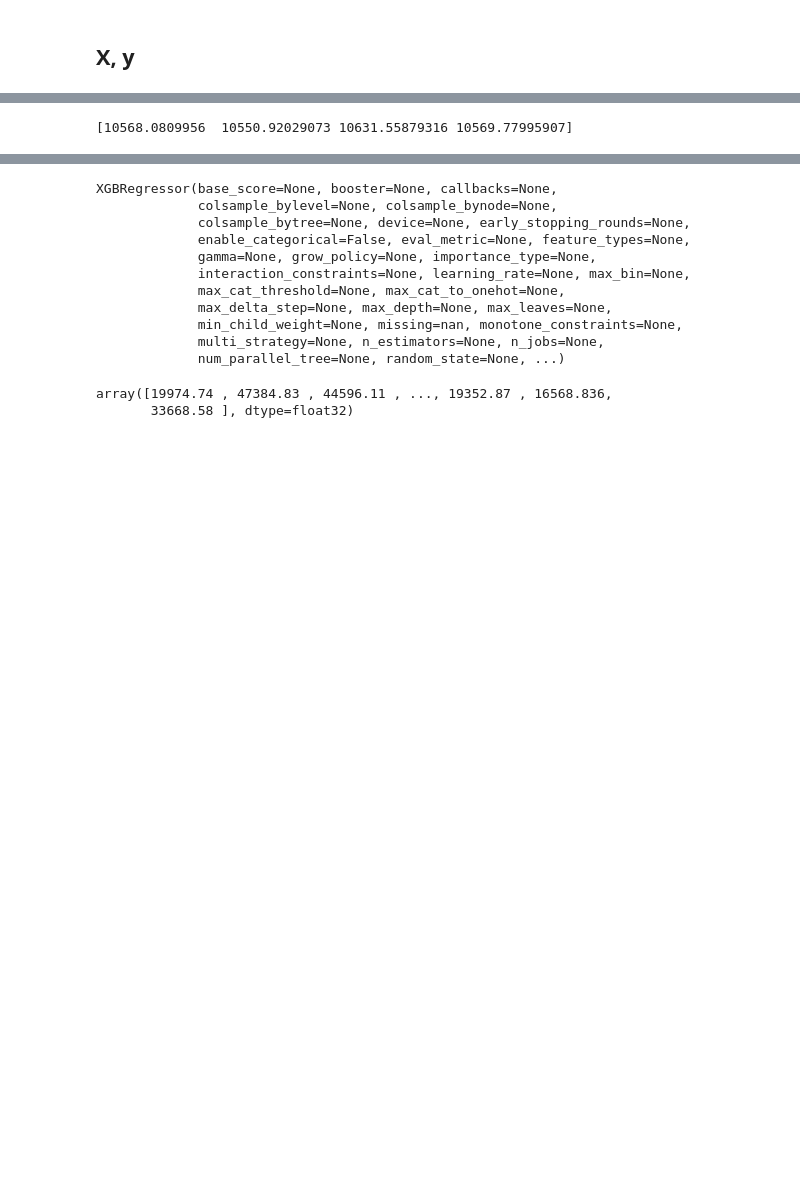
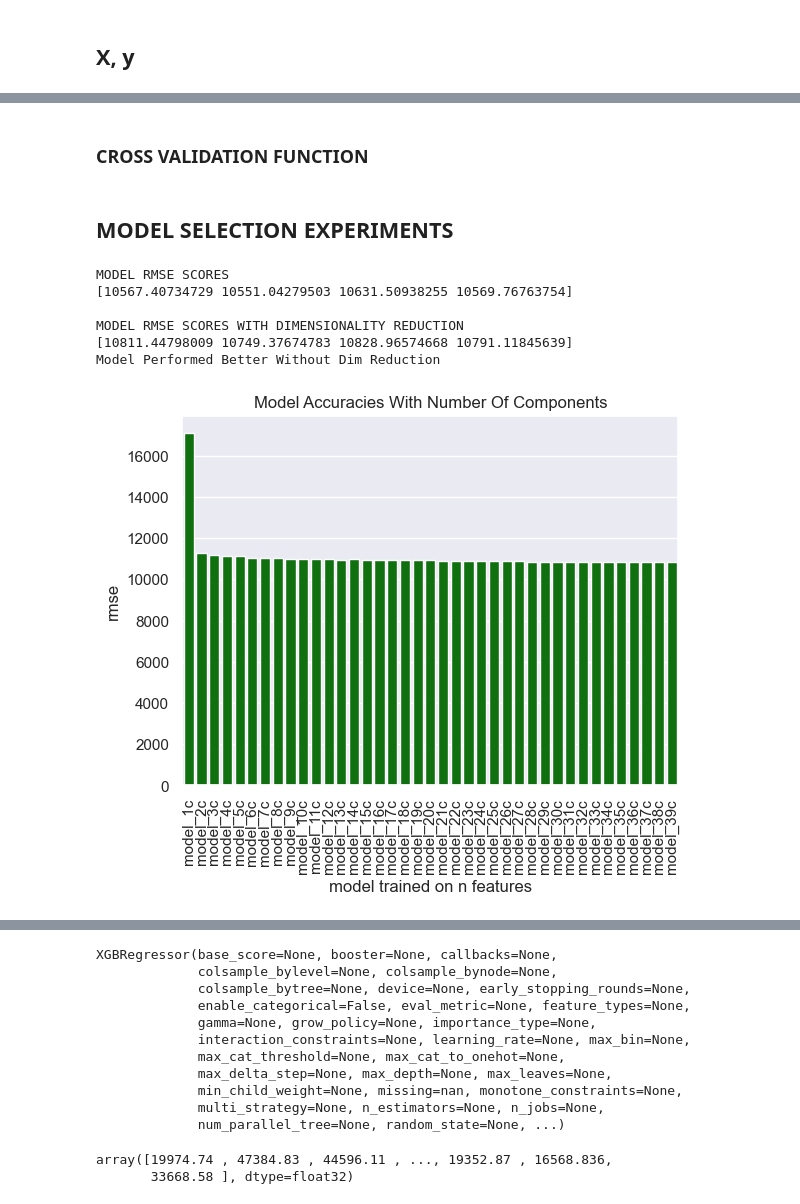
Before and after one commit to MDeus-ai/My_KAGGLE_Work, a Jupyter notebook: S4Ep9(Regression For Used Cars)/Modelling/modelling.ipynb, the cells around one changed output, grey strips where cells are left out. Drawn from its saved outputs; the diff is of its cells as text; code cells hidden in the pictures; blank space fills up the shorter version.

Commit message:
update on modelling notebook

```diff
--- a/S4Ep9(Regression For Used Cars)/Modelling/modelling.ipynb
+++ b/S4Ep9(Regression For Used Cars)/Modelling/modelling.ipynb
@@ -222,3 +184,38 @@ array([[ 0.        ,  0.        ,  1.        ,  0.        ,  0.        ,
+# %%
+import matplotlib.pyplot as plt
+import seaborn as sns
+from sklearn.decomposition import TruncatedSVD
+from sklearn.model_selection import KFold, cross_val_score
+from sklearn.pipeline import Pipeline
+
+
+def dim_selector(algorithm, n_dims_to_try, X, y, return_barplot=None):
+    """A Function That Compares Model Performance With The Number Of Feature Dimension
+    Using Singular Value Decomposition Method Due To its Robustness With Sparse Data"""
+    models = dict()
+    model_scores = dict()
+
+    for component in range(1, n_dims_to_try):
+        model = Pipeline([
+            ('lda', TruncatedSVD(n_components=component)),
+            ('model', algorithm)
+        ])
+        models['model_' + str(component) + 'c'] = model
+
+    for name, model in models.items():
+        cv_ = KFold(n_splits=4)
+        scores = cross_val_score(model, X, y, scoring='neg_root_mean_squared_error', cv=cv_, n_jobs=-1)
+        model_scores[name] = np.mean(-scores)
+
+    if return_barplot:
+        sns.barplot(model_scores, color='green')
+        plt.title("Model Accuracies With Number Of Components")
+        plt.xticks(rotation=90)
+        plt.ylabel("rmse")
+        plt.xlabel("model trained on n features")
+        plt.show()
+    else:
+        return model_scores
 # %% [markdown]
 ## X, y
 # %%
@@ -228,15 +223,2 @@ X_train, y_train  = transformed_train, cleaned_train['price'].values
-# %%
-from xgboost import XGBRegressor
-from sklearn.model_selection import cross_val_score
-from sklearn.metrics import make_scorer, mean_squared_error
-
-xgb = XGBRegressor()
-
-mse_scorer = make_scorer(mean_squared_error, greater_is_better=True)
-
-scores = cross_val_score(xgb, X_train, y_train,
-                         scoring=mse_scorer,
-                         cv=4, n_jobs=-1)
-print(np.sqrt(scores))
-# %% [output]
-[10568.0809956  10550.92029073 10631.55879316 10569.77995907]
+# %% [markdown]
+### CROSS VALIDATION FUNCTION
@@ -242,0 +255,18 @@ print(np.sqrt(scores))
+# %% [markdown]
+## MODEL SELECTION EXPERIMENTS
+# %%
+from xgboost import XGBRegressor
+cross_validator(algorithm=XGBRegressor(), xtrain=X_train,
+                ytrain=y_train, n_components=84, cv=4)
+# %% [output]
+MODEL RMSE SCORES
+[10567.40734729 10551.04279503 10631.50938255 10569.76763754]
+
+MODEL RMSE SCORES WITH DIMENSIONALITY REDUCTION
+[10811.44798009 10749.37674783 10828.96574668 10791.11845639]
+Model Performed Better Without Dim Reduction
+# %%
+# WITH DIMENSIONALITY REDUCTION
+dim_selector(algorithm=XGBRegressor(), n_dims_to_try=40, X=X_train, y=y_train, return_barplot=True)
+# %% [output]
+[figure, added]
```
Also changed, not shown: parts of 9 cells of this notebook, 1 other file.
